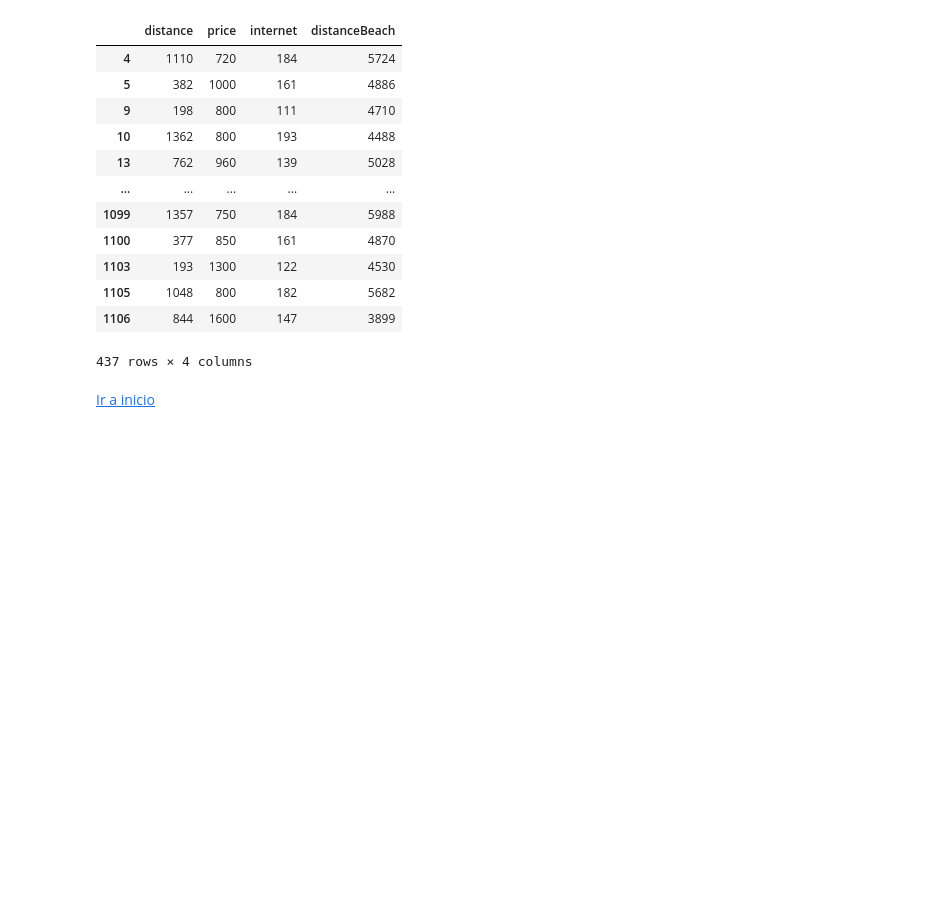
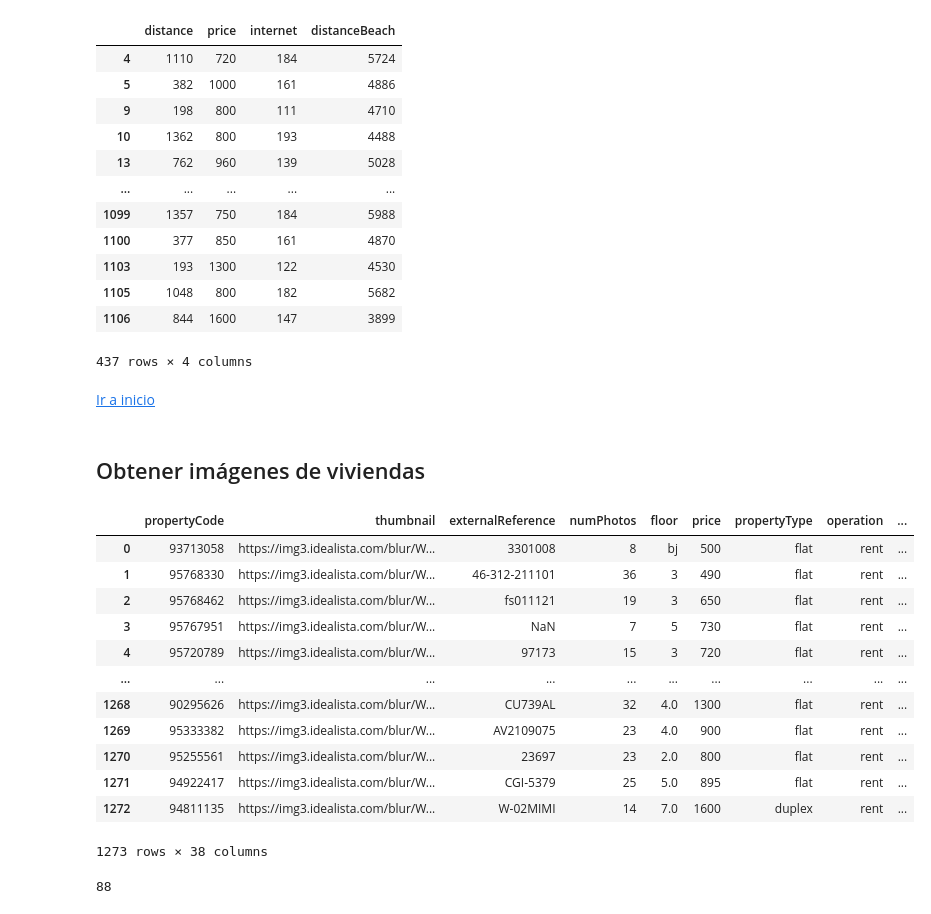
Before and after one commit to Nomadas-Digitales/nomadas-data, a Jupyter notebook: src/EnriquecerDatasets-Luis.ipynb, the cells around one changed output. Cells and saved outputs as stored; diff of their text form; code cells hidden in the pictures; blank space fills up the shorter version.

Commit message:
Implementar la descarga de las fotos de las viviendas

```diff
--- a/src/EnriquecerDatasets-Luis.ipynb
+++ b/src/EnriquecerDatasets-Luis.ipynb
@@ -477,3 +479,27 @@ home_valencia_df_lrg.loc[(home_valencia_df_lrg['distance'] <= 1500),["distance",
 437 rows × 4 columns
 # %% [markdown]
 [Ir a inicio](#inicio)
+# %% [markdown]
+<a id="get_imagenes_viviendas"></a>
+## Obtener imágenes de viviendas
+# %%
+idealista_val_df = pd.read_csv(os.path.join(DATA_PATH, 'idealista_alquiler_valencia_full.csv'))
+idealista_val_df
+# %% [output]
+|  | propertyCode | thumbnail | externalReference | numPhotos | floor | price | propertyType | operation | ... |
+| 0 | 93713058 | https://img3.idealista.com/blur/W... | 3301008 | 8 | bj | 500 | flat | rent | ... |
+| 1 | 95768330 | https://img3.idealista.com/blur/W... | 46-312-211101 | 36 | 3 | 490 | flat | rent | ... |
+| 2 | 95768462 | https://img3.idealista.com/blur/W... | fs011121 | 19 | 3 | 650 | flat | rent | ... |
+| 3 | 95767951 | https://img3.idealista.com/blur/W... | NaN | 7 | 5 | 730 | flat | rent | ... |
+| 4 | 95720789 | https://img3.idealista.com/blur/W... | 97173 | 15 | 3 | 720 | flat | rent | ... |
+| ... | ... | ... | ... | ... | ... | ... | ... | ... | ... |
+| 1268 | 90295626 | https://img3.idealista.com/blur/W... | CU739AL | 32 | 4.0 | 1300 | flat | rent | ... |
+| 1269 | 95333382 | https://img3.idealista.com/blur/W... | AV2109075 | 23 | 4.0 | 900 | flat | rent | ... |
+| 1270 | 95255561 | https://img3.idealista.com/blur/W... | 23697 | 23 | 2.0 | 800 | flat | rent | ... |
+| 1271 | 94922417 | https://img3.idealista.com/blur/W... | CGI-5379 | 25 | 5.0 | 895 | flat | rent | ... |
+| 1272 | 94811135 | https://img3.idealista.com/blur/W... | W-02MIMI | 14 | 7.0 | 1600 | duplex | rent | ... |
+1273 rows × 38 columns
+# %%
+"https://img3.idealista.com/blur/WEB_LISTING/90/id.pro.es.image.master/a2/30/da/869927479.jpg".rindex(".")
+# %% [output]
+88
```
Also changed, not shown: parts of 5 cells of this notebook.
